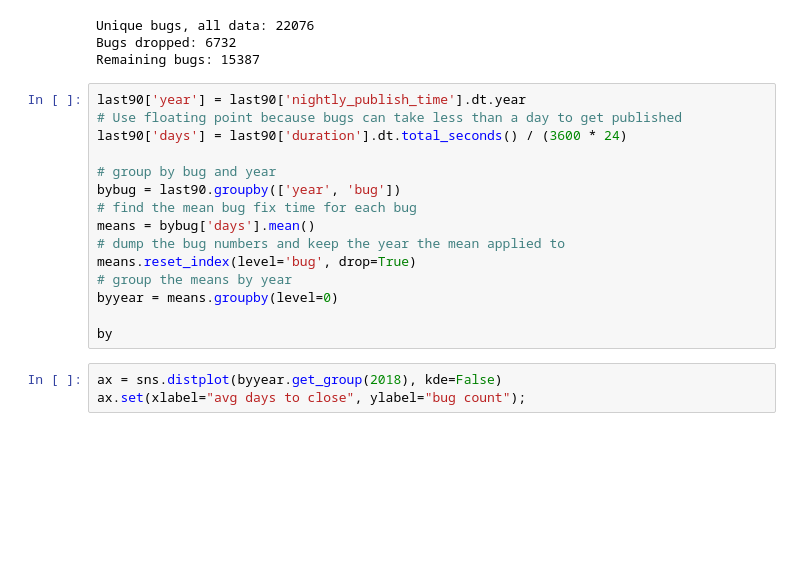
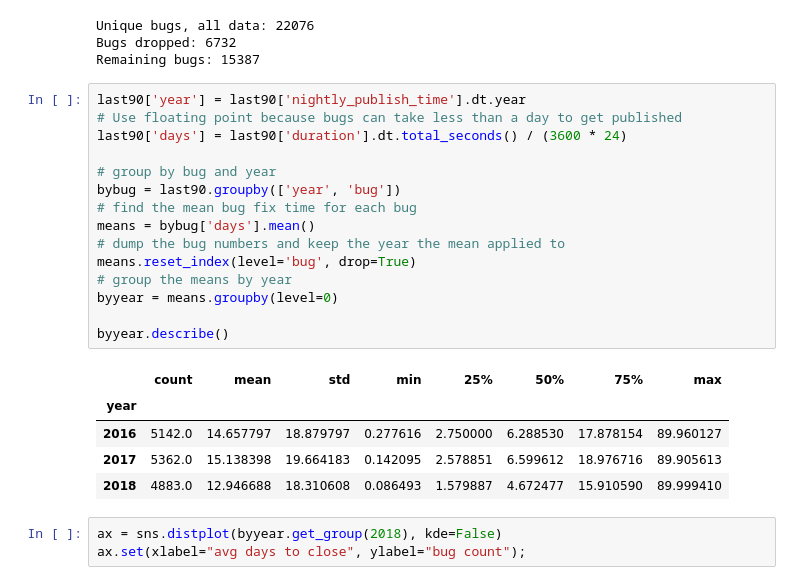
Before and after one commit to mars-f/firefox-workflow-analysis, a Jupyter notebook: leadtimetrends.ipynb, the cells around one changed output. Saved outputs shown, nothing was run; the diff lists cells and outputs as text; blank space fills up the shorter version.

```diff
--- a/leadtimetrends.ipynb
+++ b/leadtimetrends.ipynb
@@ -85,18 +85,24 @@ Remaining bugs: 15387
 # %%
 last90['year'] = last90['nightly_publish_time'].dt.year
 # Use floating point because bugs can take less than a day to get published
 last90['days'] = last90['duration'].dt.total_seconds() / (3600 * 24)
 
 # group by bug and year
 bybug = last90.groupby(['year', 'bug'])
 # find the mean bug fix time for each bug
 means = bybug['days'].mean()
 # dump the bug numbers and keep the year the mean applied to
 means.reset_index(level='bug', drop=True)
 # group the means by year
 byyear = means.groupby(level=0)
 
-by
+byyear.describe()
+# %% [output]
+|  | count | mean | std | min | 25% | 50% | 75% | max |
+| year |  |  |  |  |  |  |  |  |
+| 2016 | 5142.0 | 14.657797 | 18.879797 | 0.277616 | 2.750000 | 6.288530 | 17.878154 | 89.960127 |
+| 2017 | 5362.0 | 15.138398 | 19.664183 | 0.142095 | 2.578851 | 6.599612 | 18.976716 | 89.905613 |
+| 2018 | 4883.0 | 12.946688 | 18.310608 | 0.086493 | 1.579887 | 4.672477 | 15.910590 | 89.999410 |
 # %%
 ax = sns.distplot(byyear.get_group(2018), kde=False)
 ax.set(xlabel="avg days to close", ylabel="bug count");
```
